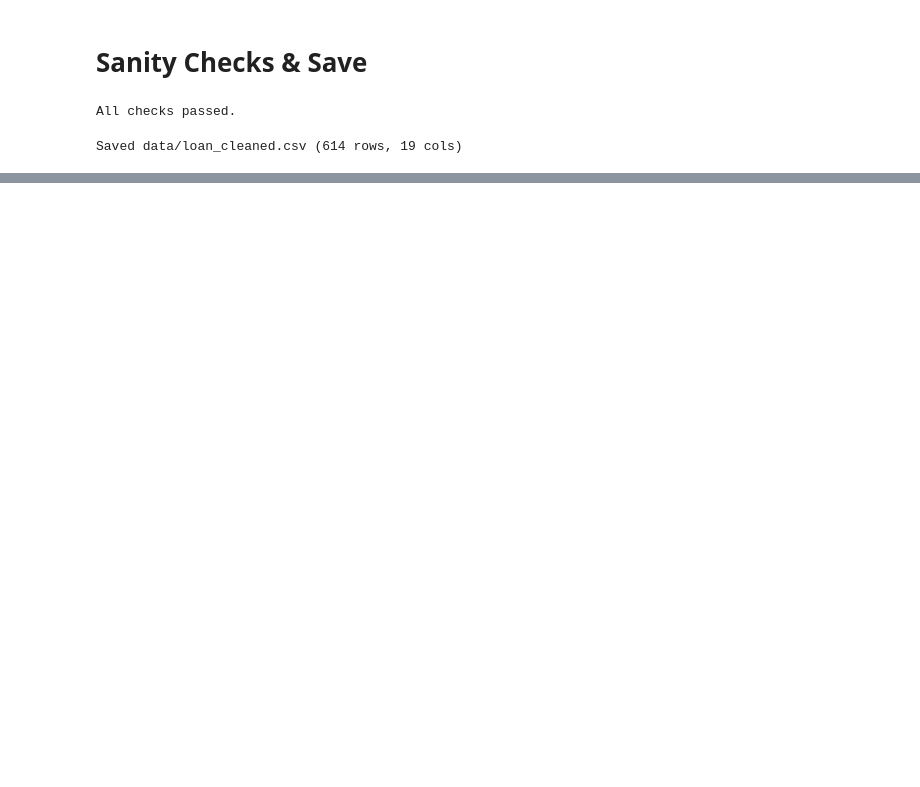
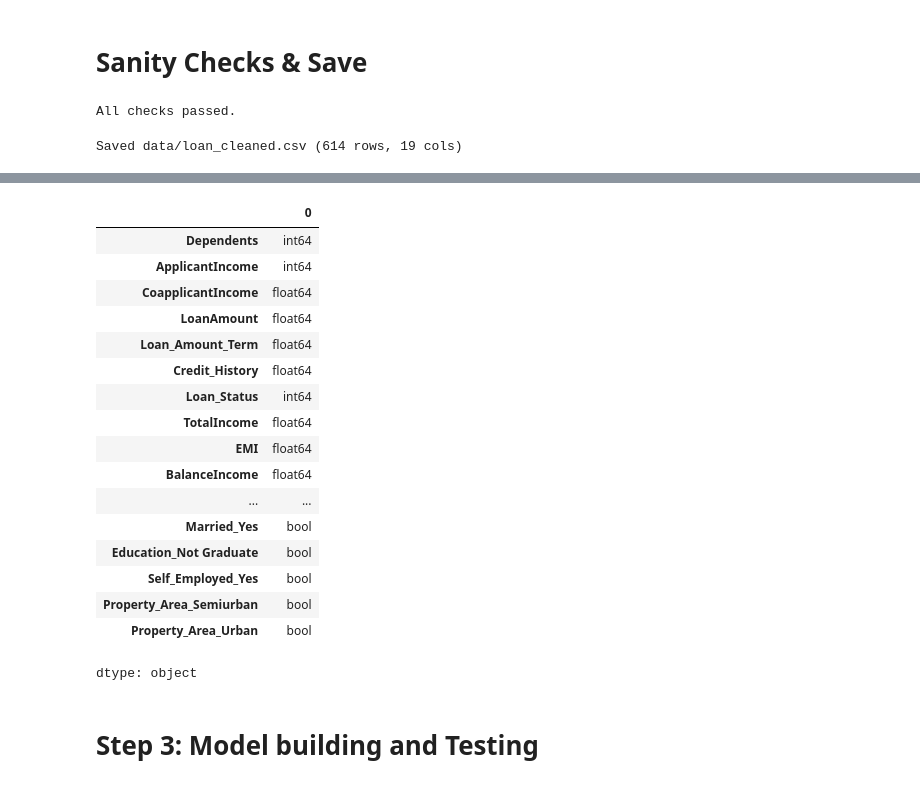
Before and after one commit to polokocodes/Data-Science---ML-Projects, a Jupyter notebook: EDA_Loan_prediction.ipynb, the cells around one changed output, grey strips where cells are left out. Saved outputs shown, nothing was run; the diff lists cells and outputs as text; code cells hidden in the pictures; blank space fills up the shorter version.

```diff
--- a/EDA_Loan_prediction.ipynb
+++ b/EDA_Loan_prediction.ipynb
@@ -403,0 +422,23 @@ loan_cleaned_data.head()
+# %%
+loan_cleaned_data.dtypes
+# %% [output]
+|  | 0 |
+| Dependents | int64 |
+| ApplicantIncome | int64 |
+| CoapplicantIncome | float64 |
+| LoanAmount | float64 |
+| Loan_Amount_Term | float64 |
+| Credit_History | float64 |
+| Loan_Status | int64 |
+| TotalIncome | float64 |
+| EMI | float64 |
+| BalanceIncome | float64 |
+| ... | ... |
+| Married_Yes | bool |
+| Education_Not Graduate | bool |
+| Self_Employed_Yes | bool |
+| Property_Area_Semiurban | bool |
+| Property_Area_Urban | bool |
+dtype: object
+# %% [markdown]
+# Step 3: Model building and Testing
```
Also changed, not shown: parts of 6 cells of this notebook.
